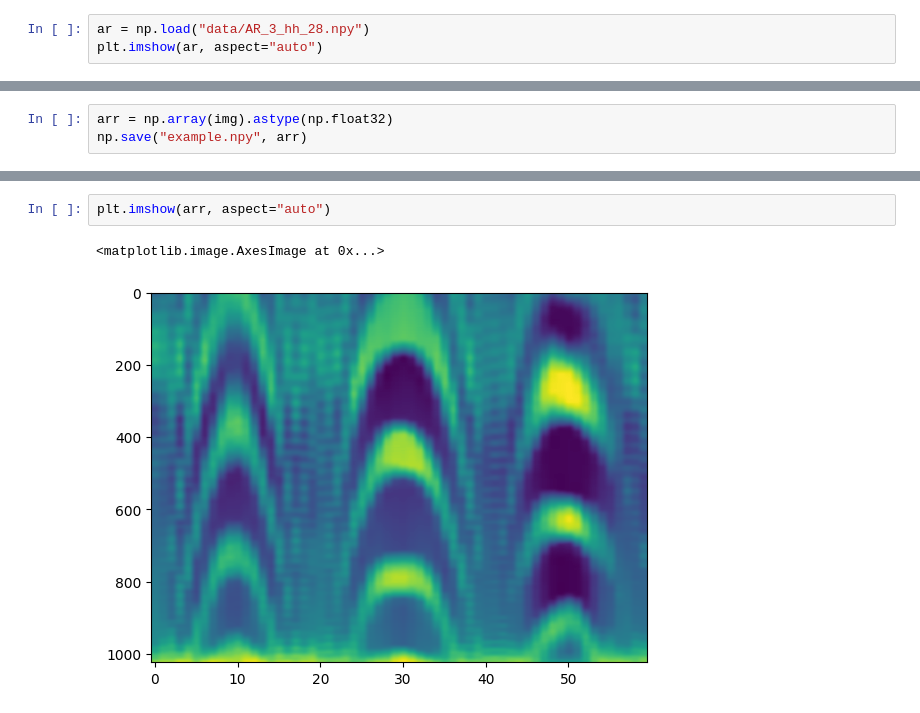
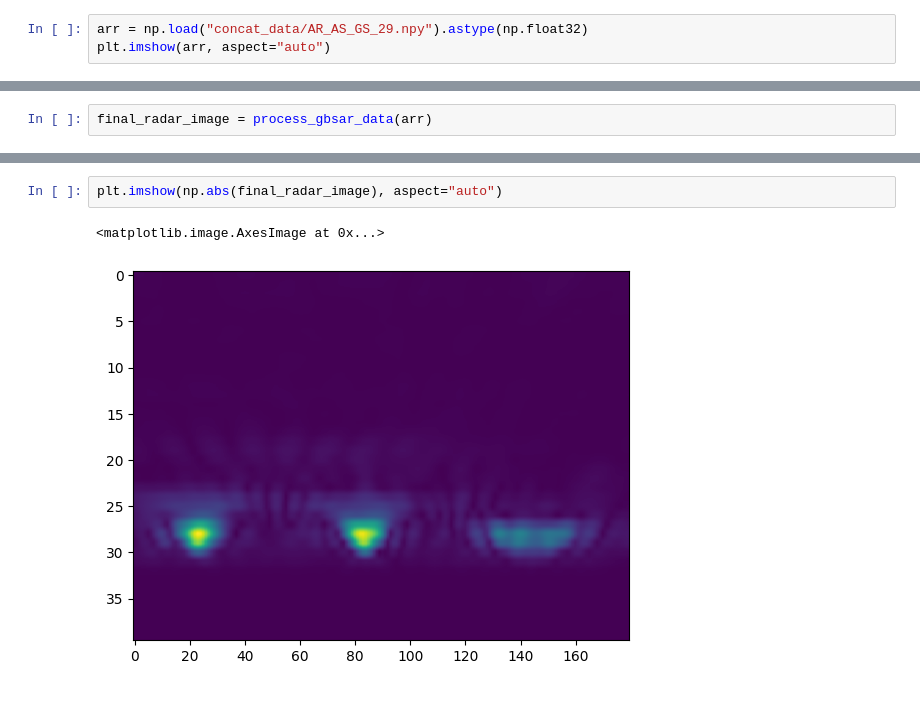
Before and after one commit to LukaMucko/radar-image-diffusion, a Jupyter notebook: reconstruction.ipynb, the cells around one changed output, grey strips where cells are left out. Drawn from its saved outputs; the diff is of its cells as text.

```diff
--- a/reconstruction.ipynb
+++ b/reconstruction.ipynb
@@ -24,5 +57,5 @@ Bandwidth:  1300.0 MHz
 # %%
-ar = np.load("data/AR_3_hh_28.npy")
-plt.imshow(ar, aspect="auto")
+arr = np.load("concat_data/AR_AS_GS_29.npy").astype(np.float32)
+plt.imshow(arr, aspect="auto")
 # %% [output]
 <matplotlib.image.AxesImage at 0x...>
@@ -38,3 +63,2 @@ img = Image.open("/lustre/home/lmucko/diffusion/images/hh/AR_AS_GS_28.png").resi
-# %%
-arr = np.array(img).astype(np.float32)
-np.save("example.npy", arr)
+# %%
+final_radar_image = process_gbsar_data(arr)
@@ -41,5 +74,5 @@ np.save("example.npy", arr)
 # %%
-plt.imshow(arr, aspect="auto")
+plt.imshow(np.abs(final_radar_image), aspect="auto")
 # %% [output]
 <matplotlib.image.AxesImage at 0x...>
-[figure, old version]
+[figure, new version]
```
Also changed, not shown: parts of 13 cells of this notebook, 2 other files.
